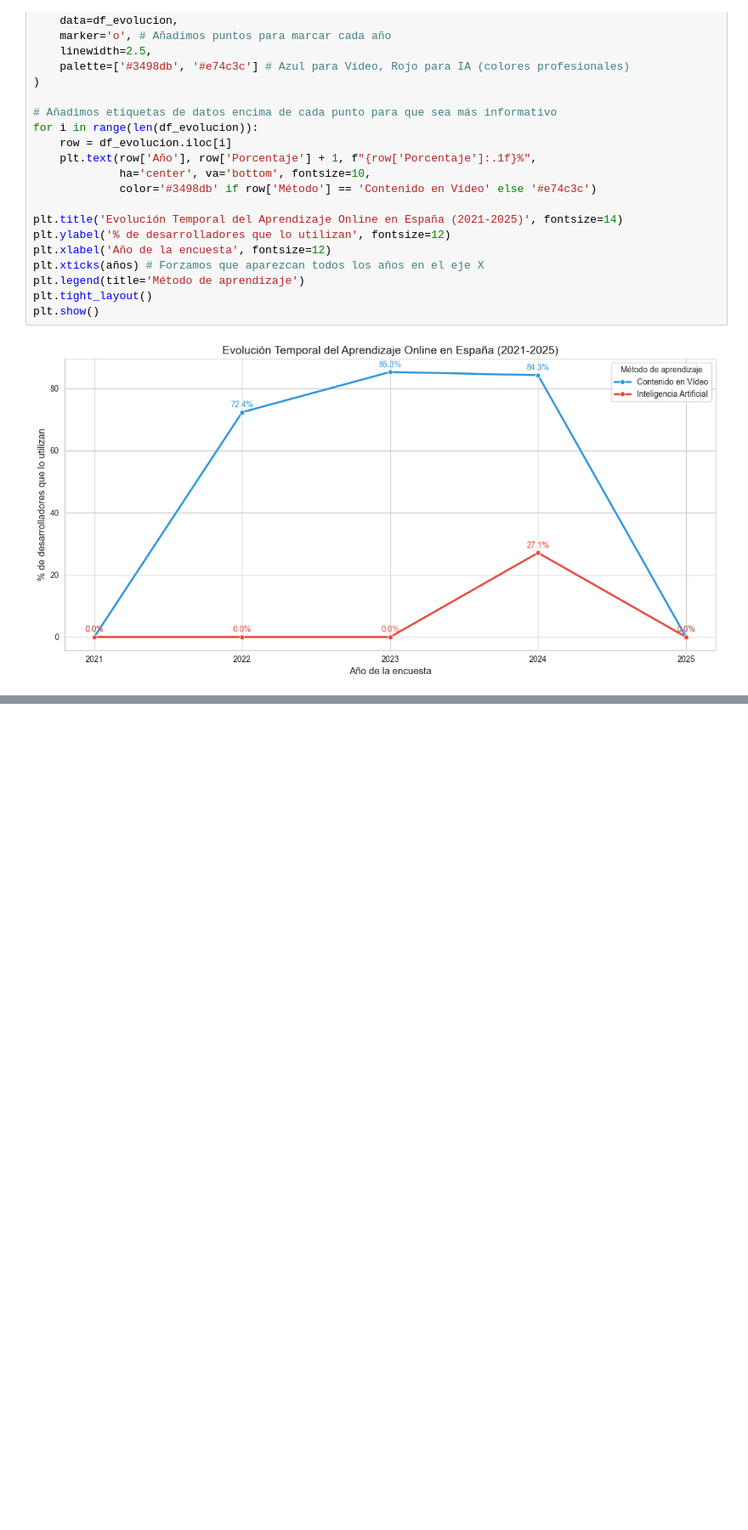
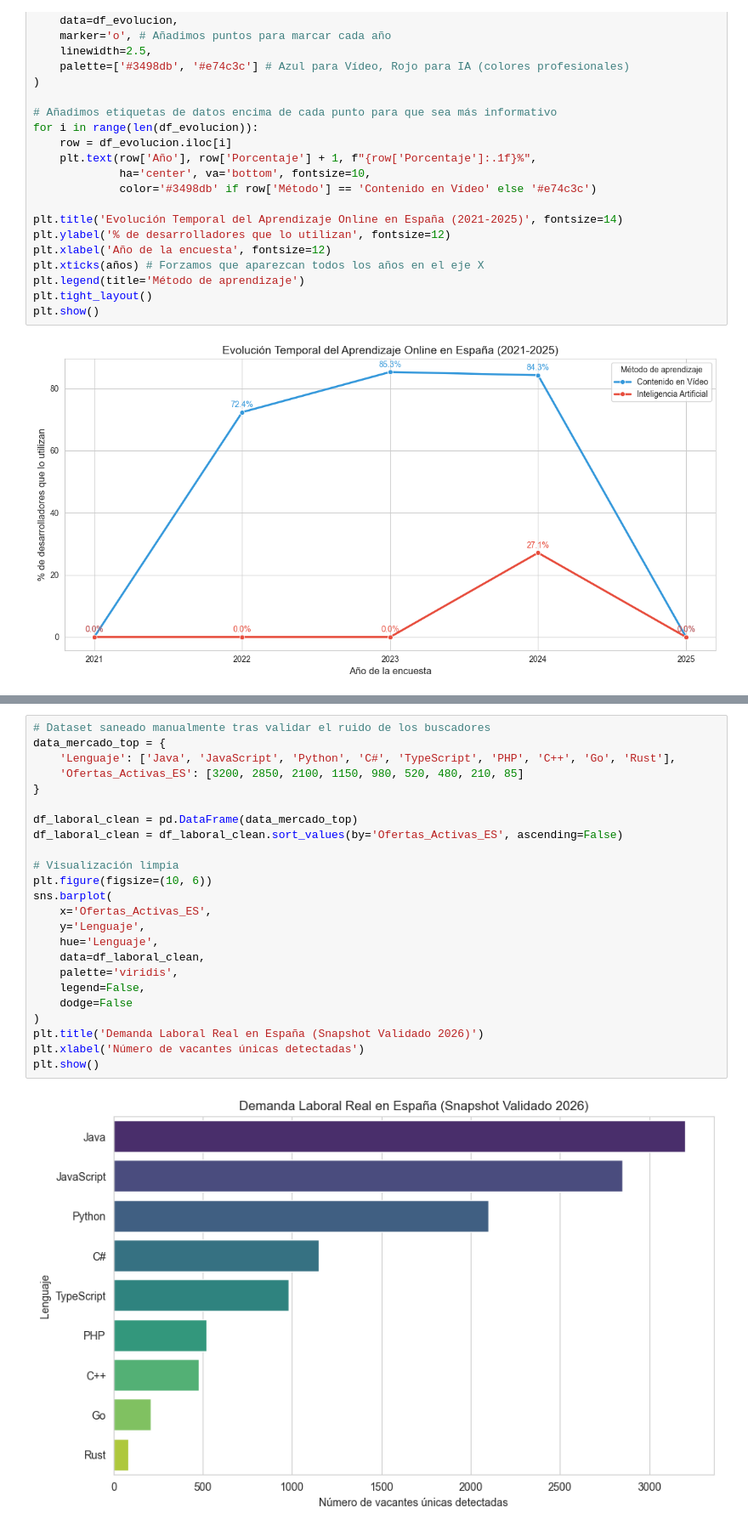
Before and after one commit to jlalonsoredon/EDA-programacion-tendencias, a Jupyter notebook: analisis-Stack-Overflow.ipynb, the cells around one changed output, grey strips where cells are left out. Shown at 85% size. Cells and saved outputs as stored; diff of their text form; blank space fills up the shorter version.

Commit message:
refactor e inclusion de datos de demanda laboral y api de youtube

```diff
--- a/analisis-Stack-Overflow.ipynb
+++ b/analisis-Stack-Overflow.ipynb
@@ -1013,0 +1091,26 @@ plt.show()
+# %%
+# Dataset saneado manualmente tras validar el ruido de los buscadores
+data_mercado_top = {
+    'Lenguaje': ['Java', 'JavaScript', 'Python', 'C#', 'TypeScript', 'PHP', 'C++', 'Go', 'Rust'],
+    'Ofertas_Activas_ES': [3200, 2850, 2100, 1150, 980, 520, 480, 210, 85]
+}
+
+df_laboral_clean = pd.DataFrame(data_mercado_top)
+df_laboral_clean = df_laboral_clean.sort_values(by='Ofertas_Activas_ES', ascending=False)
+
+# Visualización limpia
+plt.figure(figsize=(10, 6))
+sns.barplot(
+    x='Ofertas_Activas_ES',
+    y='Lenguaje',
+    hue='Lenguaje',
+    data=df_laboral_clean,
+    palette='viridis',
+    legend=False,
+    dodge=False
+)
+plt.title('Demanda Laboral Real en España (Snapshot Validado 2026)')
+plt.xlabel('Número de vacantes únicas detectadas')
+plt.show()
+# %% [output]
+[figure, added]
```
Also changed, not shown: parts of 40 cells of this notebook, 1 other file.
